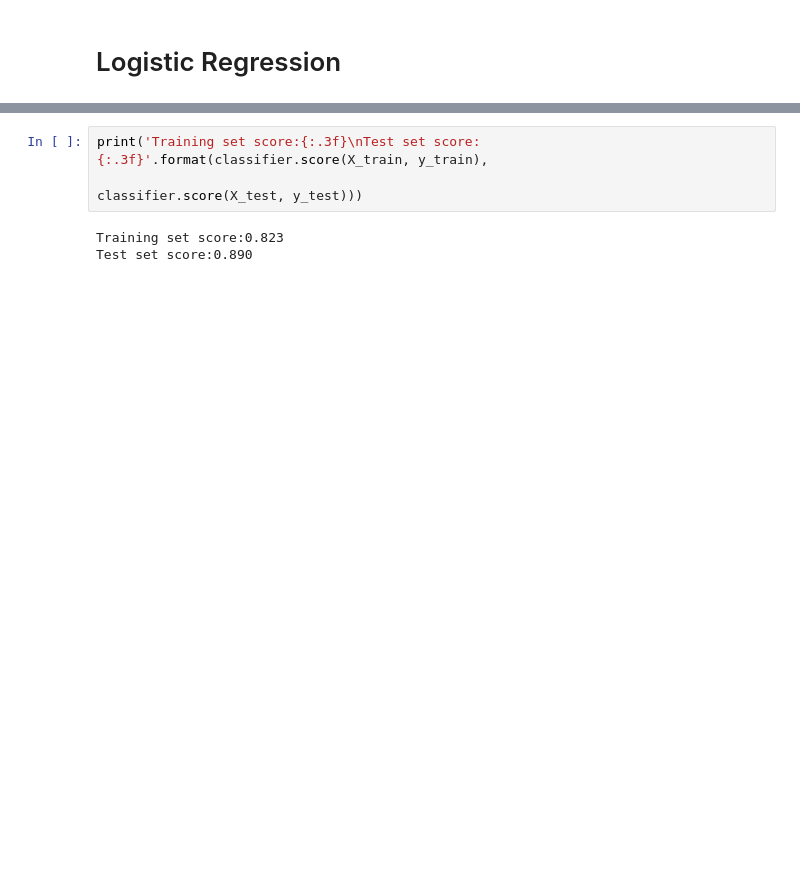
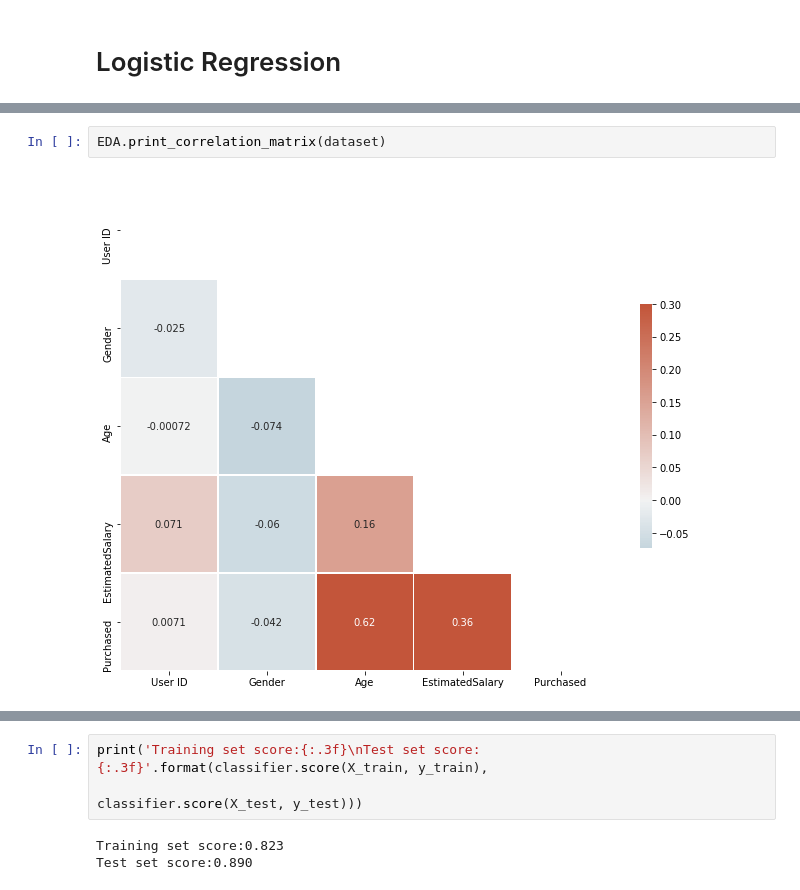
Before and after one commit to FabioMMaia/Machine_Learning, a Jupyter notebook: Classification Algorithms/Logistic Regression.ipynb, the cells around one changed output, grey strips where cells are left out. Cells and saved outputs as stored; diff of their text form; blank space fills up the shorter version.

```diff
--- a/Classification Algorithms/Logistic Regression.ipynb
+++ b/Classification Algorithms/Logistic Regression.ipynb
@@ -87,0 +140,4 @@ X_test=sc_X.transform(X_test)
+# %%
+EDA.print_correlation_matrix(dataset)
+# %% [output]
+[figure, added]
```
Also changed, not shown: parts of 49 cells of this notebook, 24 other files.
